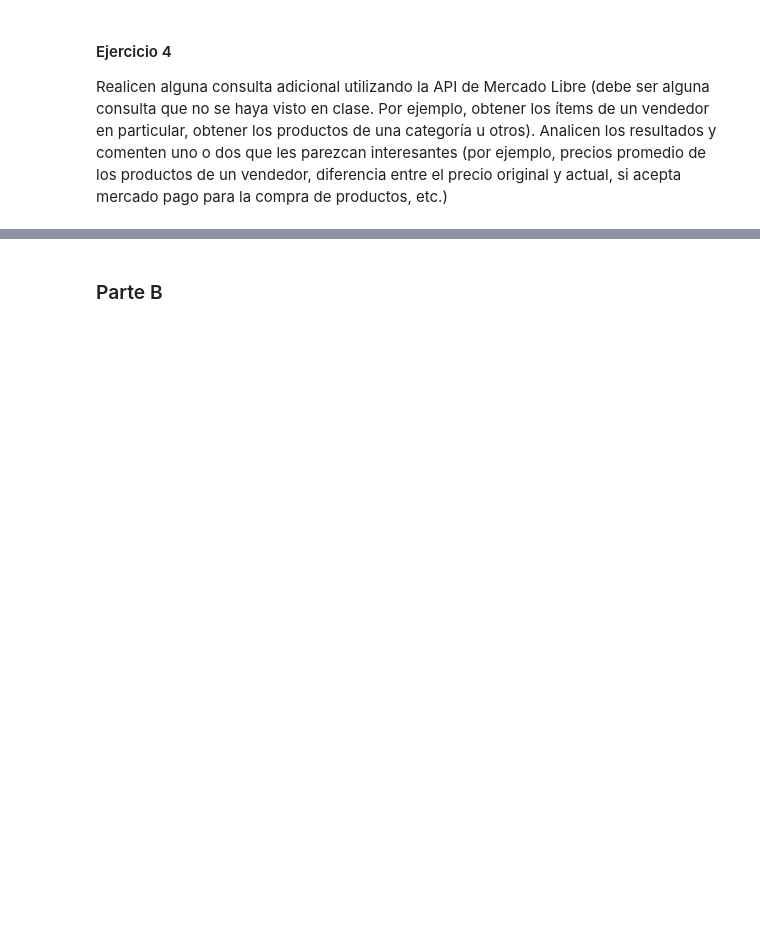
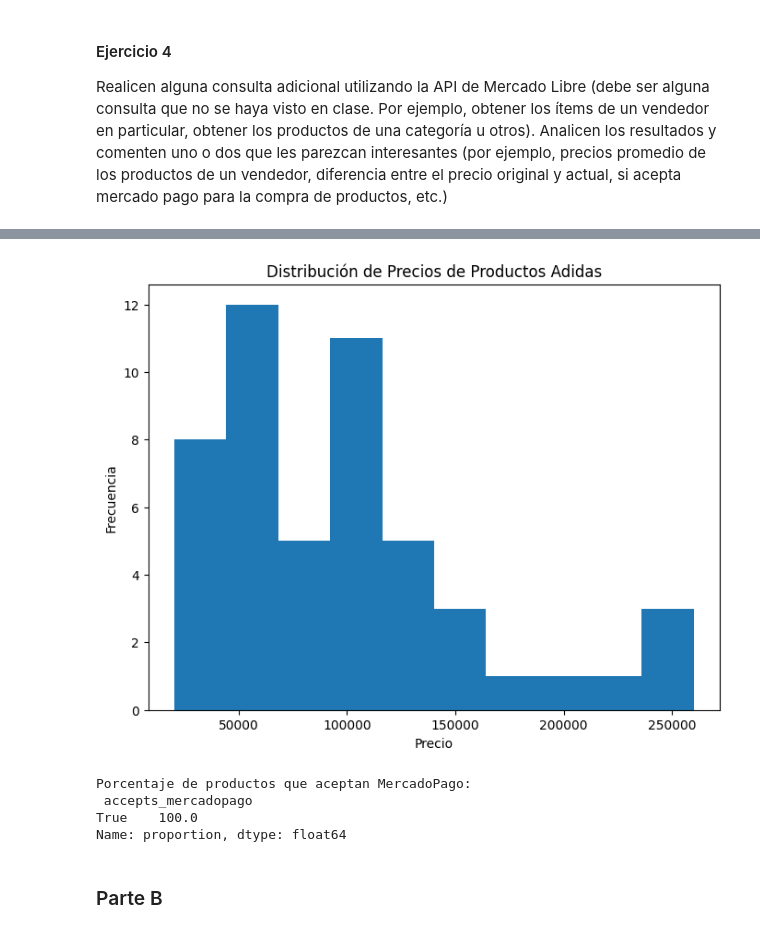
Before and after one commit to renzo290/Big-Data-UBA-Grupo-2, a Jupyter notebook: TP1/TP1-UBA.ipynb, the cells around one changed output, grey strips where cells are left out. Cells and saved outputs as stored; diff of their text form; code cells hidden in the pictures; blank space fills up the shorter version.

```diff
--- a/TP1/TP1-UBA.ipynb
+++ b/TP1/TP1-UBA.ipynb
@@ -145,0 +144,74 @@ Realicen alguna consulta adicional utilizando la API de Mercado Libre (debe ser
+# %%
+
+
+
+# Importación de bibliotecas necesarias
+import requests
+import pandas as pd
+import matplotlib.pyplot as plt
+
+# 1. Configuración de la búsqueda inicial para obtener el seller_id de la tienda oficial de Adidas
+buscar = "Zapatillas Park Street Ig6803 adidas"
+url_busqueda = f"https://api.mercadolibre.com/sites/MLA/search?q={buscar.replace(' ', '%20')}"
+
+# Solicitud a la API para obtener datos de productos relacionados
+response = requests.get(url_busqueda)
+data = response.json()
+
+# Extracción de resultados relevantes (productos)
+productos = data['results']
+
+# Creación de DataFrame inicial con título, seller_id y nombre del vendedor
+df_productos = pd.DataFrame([{
+    'title': producto['title'],
+    'seller_id': producto['seller']['id'],
+    'seller_name': producto['seller'].get('nickname')
+} for producto in productos])
+
+# Visualización de los primeros productos y seller_id para identificación de la tienda oficial de Adidas
+print("Resultados de búsqueda inicial:")
+print(df_productos.head(10))
+
+# 2. Obtención de todos los productos de la tienda oficial de Adidas usando su seller_id
+SITE_ID = 'MLA'            # MLA corresponde al sitio de Argentina
+SELLER_ID = '652366401'    # Seller_id identificado para la tienda oficial de Adidas
+
+# Endpoint de la API para obtener ítems del vendedor especificado
+url_vendedor = f"https://api.mercadolibre.com/sites/{SITE_ID}/search?seller_id={SELLER_ID}"
+response_vendedor = requests.get(url_vendedor)
+data_vendedor = response_vendedor.json()
+
+# Extracción de productos de la tienda oficial de Adidas
+productos_vendedor = data_vendedor['results']
+
+# Creación de DataFrame final con detalles específicos de cada producto
+df_vendedor = pd.DataFrame([{
+    'title': producto['title'],
+    'price': producto['price'],
+    'currency_id': producto['currency_id'],
+    'accepts_mercadopago': producto.get('accepts_mercadopago', False)
+} for producto in productos_vendedor])
+
+# Análisis de los datos recopilados:
+
+# a) Cálculo del precio promedio de los productos
+precio_promedio = df_vendedor['price'].mean()
+print("Precio promedio de los productos de la tienda oficial de Adidas:", precio_promedio)
+
+# b) Gráfico de la distribución de precios de los productos
+plt.figure(figsize=(8, 6))
+df_vendedor['price'].plot(kind='hist', title='Distribución de Precios de Productos Adidas')
+plt.xlabel('Precio')
+plt.ylabel('Frecuencia')
+plt.show()
+
+# c) Análisis de la aceptación de MercadoPago como método de pago
+acepta_mercadopago = df_vendedor['accepts_mercadopago'].value_counts(normalize=True) * 100
+print("Porcentaje de productos que aceptan MercadoPago:\n", acepta_mercadopago)
+
+#Conclusión:
+# La tienda oficial de Adidas en Mercado Libre tiene un precio promedio de 98,685.01 ARS, con la mayoría de sus productos concentrados
+# en el rango de 50,000 a 100,000 ARS. Aunque ofrece algunos productos premium hasta 250,000 ARS, la oferta en estos rangos más altos es
+# limitada. El 100% de los productos acepta MercadoPago, lo que facilita la financiación. Adidas sigue una estrategia de precios medios a altos,
+# equilibrando accesibilidad y exclusividad en el mercado argentino.
+# %% [output]
@@ -146,3 +235,8 @@ Realicen alguna consulta adicional utilizando la API de Mercado Libre (debe ser
+[figure, added]
+Porcentaje de productos que aceptan MercadoPago:
+ accepts_mercadopago
+True    100.0
+Name: proportion, dtype: float64
 # %% [markdown]
 ### Parte B
 # %% [markdown]
```
Also changed, not shown: parts of 3 cells of this notebook, 1 other file.
